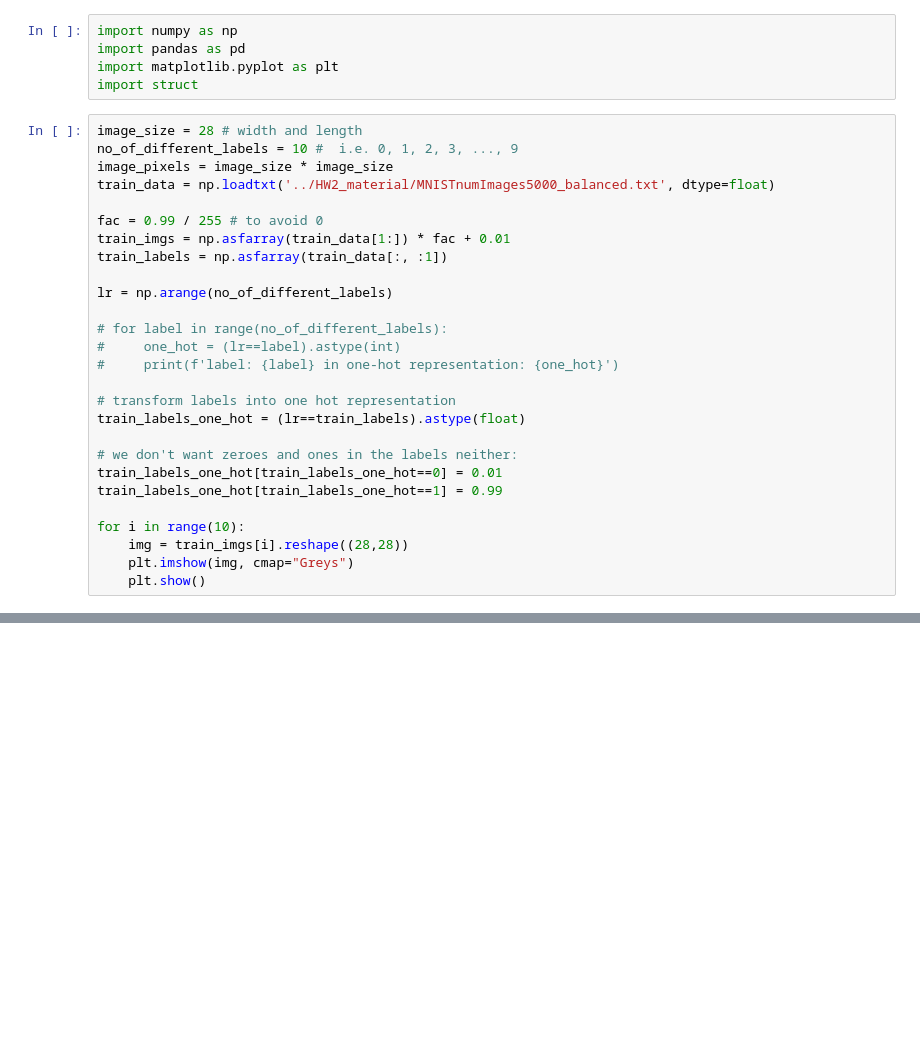
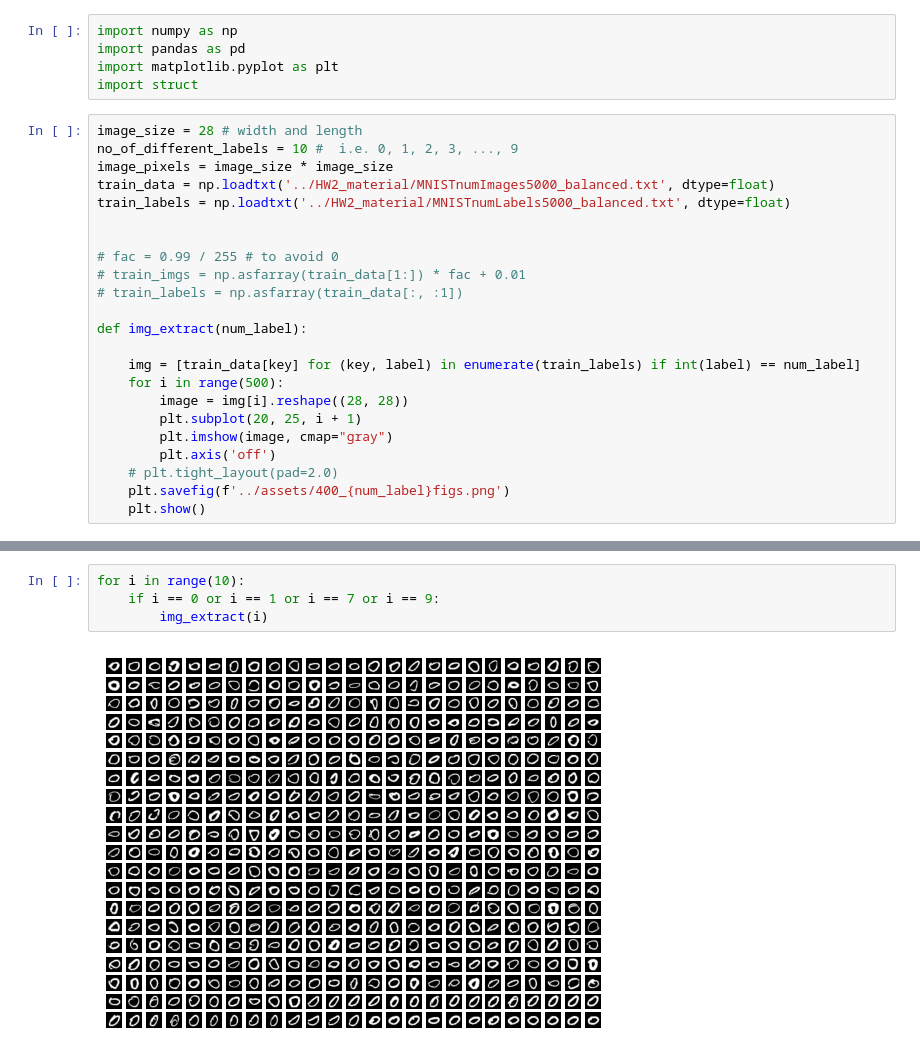
Before and after one commit to jacklvd/intelligent_sys, a Jupyter notebook: HW2/code/mnist.ipynb, the cells around one changed output, grey strips where cells are left out. Drawn from its saved outputs; the diff is of its cells as text; blank space fills up the shorter version.

```diff
--- a/HW2/code/mnist.ipynb
+++ b/HW2/code/mnist.ipynb
@@ -8,25 +8,21 @@ image_size = 28 # width and length
 no_of_different_labels = 10 #  i.e. 0, 1, 2, 3, ..., 9
 image_pixels = image_size * image_size
 train_data = np.loadtxt('../HW2_material/MNISTnumImages5000_balanced.txt', dtype=float)
+train_labels = np.loadtxt('../HW2_material/MNISTnumLabels5000_balanced.txt', dtype=float)
 
-fac = 0.99 / 255 # to avoid 0
-train_imgs = np.asfarray(train_data[1:]) * fac + 0.01
-train_labels = np.asfarray(train_data[:, :1])
 
-lr = np.arange(no_of_different_labels)
+# fac = 0.99 / 255 # to avoid 0
+# train_imgs = np.asfarray(train_data[1:]) * fac + 0.01
+# train_labels = np.asfarray(train_data[:, :1])
 
-# for label in range(no_of_different_labels):
-#     one_hot = (lr==label).astype(int)
-#     print(f'label: {label} in one-hot representation: {one_hot}')
+def img_extract(num_label):
 
-# transform labels into one hot representation
-train_labels_one_hot = (lr==train_labels).astype(float)
-
-# we don't want zeroes and ones in the labels neither:
-train_labels_one_hot[train_labels_one_hot==0] = 0.01
-train_labels_one_hot[train_labels_one_hot==1] = 0.99
-
-for i in range(10):
-    img = train_imgs[i].reshape((28,28))
-    plt.imshow(img, cmap="Greys")
+    img = [train_data[key] for (key, label) in enumerate(train_labels) if int(label) == num_label]
+    for i in range(500):
+        image = img[i].reshape((28, 28))
+        plt.subplot(20, 25, i + 1)
+        plt.imshow(image, cmap="gray")
+        plt.axis('off')
+    # plt.tight_layout(pad=2.0)
+    plt.savefig(f'../assets/400_{num_label}figs.png')
     plt.show()
@@ -43,0 +29,6 @@ for i in range(10):
+# %%
+for i in range(10):
+    if i == 0 or i == 1 or i == 7 or i == 9:
+        img_extract(i)
+# %% [output]
+[figure, added]
```
Also changed, not shown: parts of 2 cells of this notebook, 5 other files.
